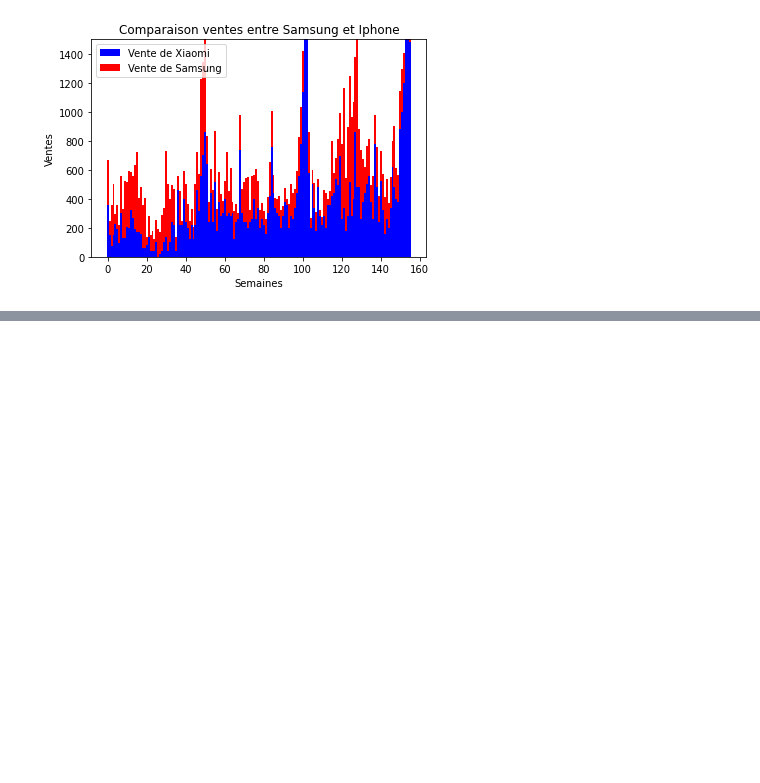
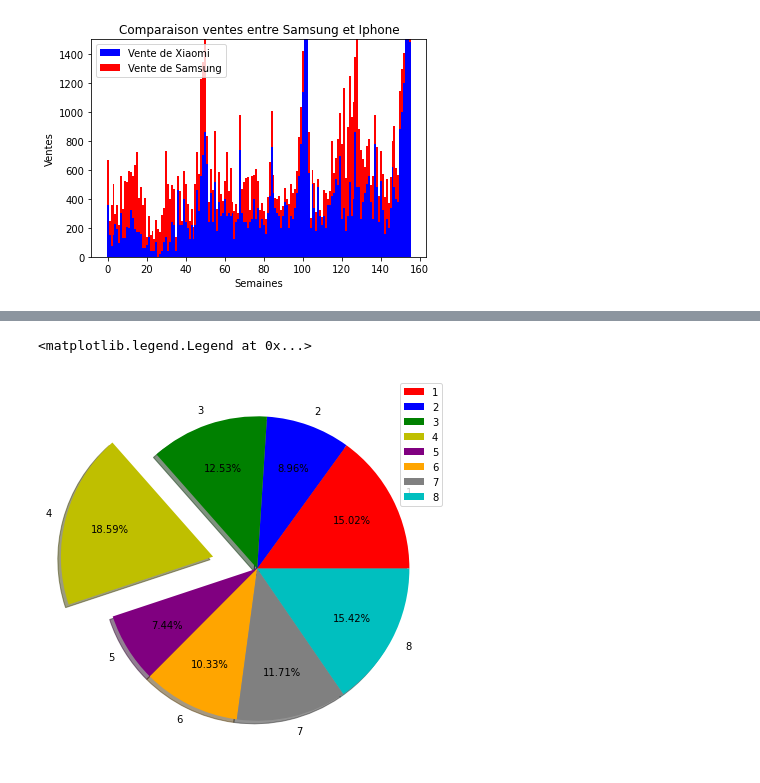
Before and after one commit to benech17/Data-Viz-Courses, a Jupyter notebook: Matplotlib.ipynb, the cells around one changed output, grey strips where cells are left out. Cells and saved outputs as stored; diff of their text form; code cells hidden in the pictures; blank space fills up the shorter version.

Commit message:
Matplotlib V1

```diff
--- a/Matplotlib.ipynb
+++ b/Matplotlib.ipynb
@@ -209,0 +235,11 @@ plt.title('Comparaison ventes entre Samsung et Iphone');
+# %%
+plt.figure(figsize=(7,7))
+plt.pie(df.head(8).iphone_sales,labels=df.head(8).week,
+       colors=['r','b','g','y','purple','orange','grey','c'],
+       explode=[0,0,0,0.3,0,0,0,0],
+       autopct= lambda x : str(round(x,2))+"%" , pctdistance=0.7,
+       shadow = True);
+plt.legend()
+# %% [output]
+<matplotlib.legend.Legend at 0x...>
+[figure, added]
```
Also changed, not shown: parts of 20 cells of this notebook, 1 other file.
